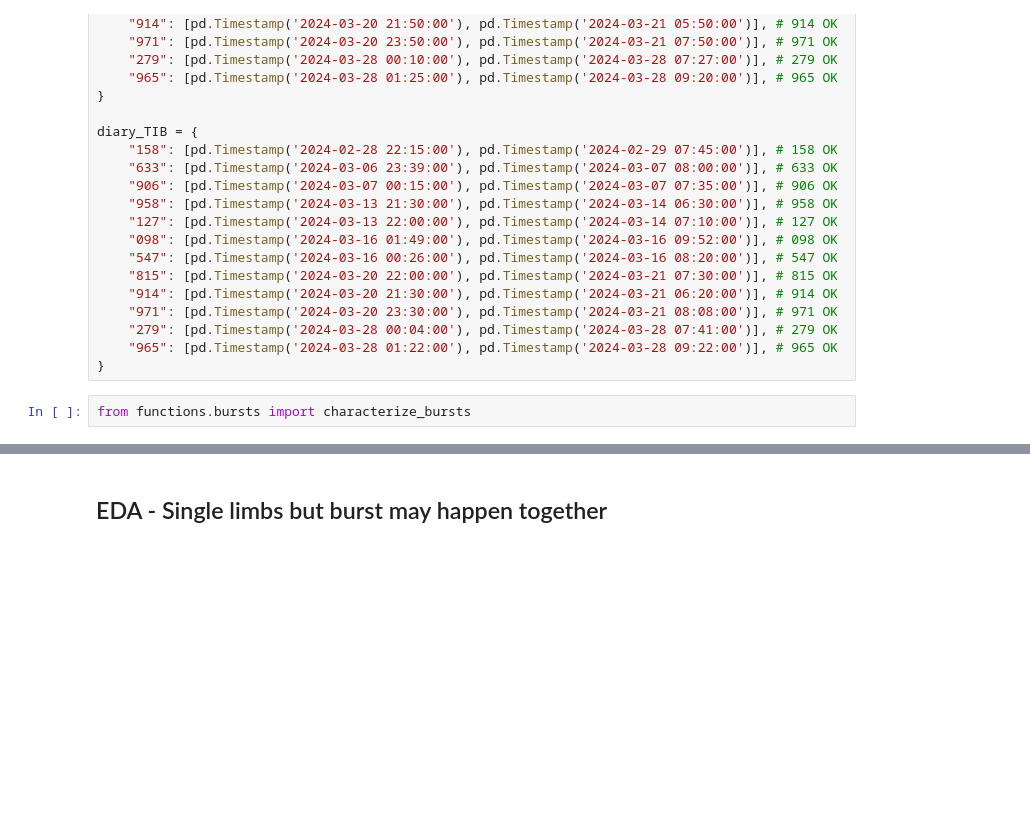
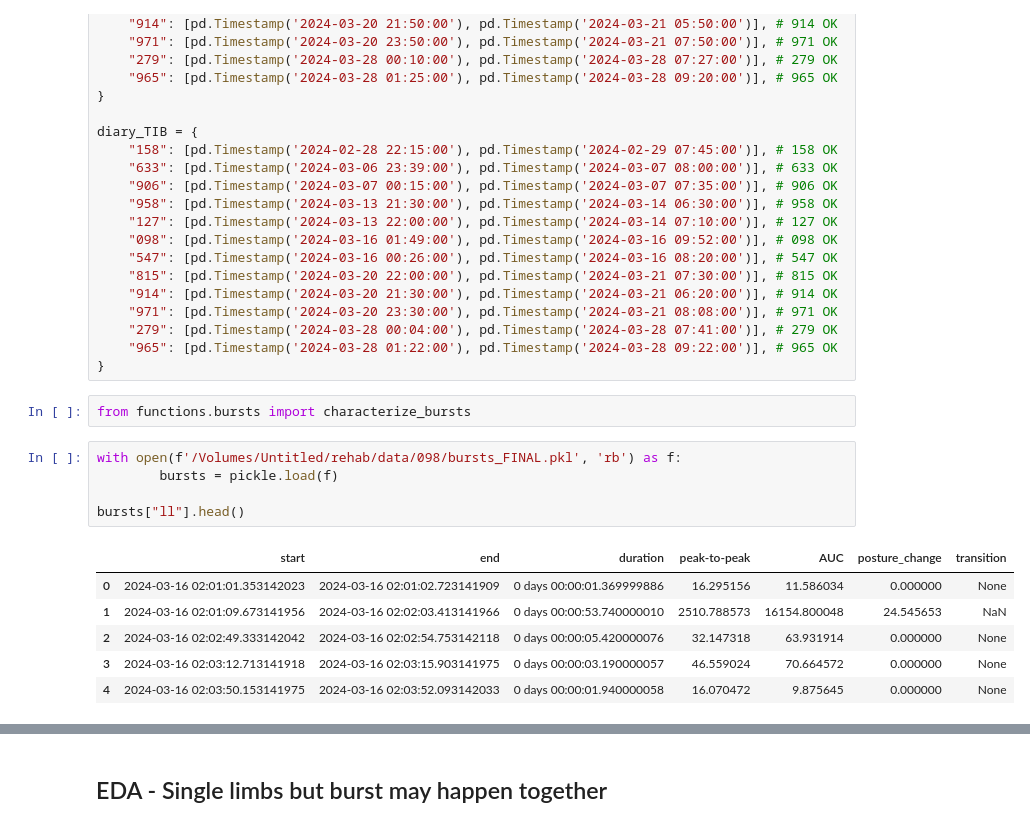
Before and after one commit to marcellosicbaldi/Every-Move-You-Make, a Jupyter notebook: src/notebooks/notebook_HRresponse.ipynb, the cells around one changed output, grey strips where cells are left out. Cells and saved outputs as stored; diff of their text form; blank space fills up the shorter version.

```diff
--- a/src/notebook_HRresponse.ipynb
+++ b/src/notebooks/notebook_HRresponse.ipynb
@@ -48,6 +50,18 @@ diary_TIB = {
 }
 # %%
 from functions.bursts import characterize_bursts
+# %%
+with open(f'/Volumes/Untitled/rehab/data/098/bursts_FINAL.pkl', 'rb') as f:
+        bursts = pickle.load(f)
+
+bursts["ll"].head()
+# %% [output]
+|  | start | end | duration | peak-to-peak | AUC | posture_change | transition |
+| 0 | 2024-03-16 02:01:01.353142023 | 2024-03-16 02:01:02.723141909 | 0 days 00:00:01.369999886 | 16.295156 | 11.586034 | 0.000000 | None |
+| 1 | 2024-03-16 02:01:09.673141956 | 2024-03-16 02:02:03.413141966 | 0 days 00:00:53.740000010 | 2510.788573 | 16154.800048 | 24.545653 | NaN |
+| 2 | 2024-03-16 02:02:49.333142042 | 2024-03-16 02:02:54.753142118 | 0 days 00:00:05.420000076 | 32.147318 | 63.931914 | 0.000000 | None |
+| 3 | 2024-03-16 02:03:12.713141918 | 2024-03-16 02:03:15.903141975 | 0 days 00:00:03.190000057 | 46.559024 | 70.664572 | 0.000000 | None |
+| 4 | 2024-03-16 02:03:50.153141975 | 2024-03-16 02:03:52.093142033 | 0 days 00:00:01.940000058 | 16.070472 | 9.875645 | 0.000000 | None |
 # %%
 part2_outputFolder = "/Volumes/Untitled/rehab/GGIR/GGIR_output_lw_TIB/output_lw_data/meta/ms2.out/"
 part3_outputFolder = "/Volumes/Untitled/rehab/GGIR/GGIR_output_lw_TIB/output_lw_data/meta/ms3.out/"
```
Also changed, not shown: parts of 27 cells of this notebook, 32 other files.
